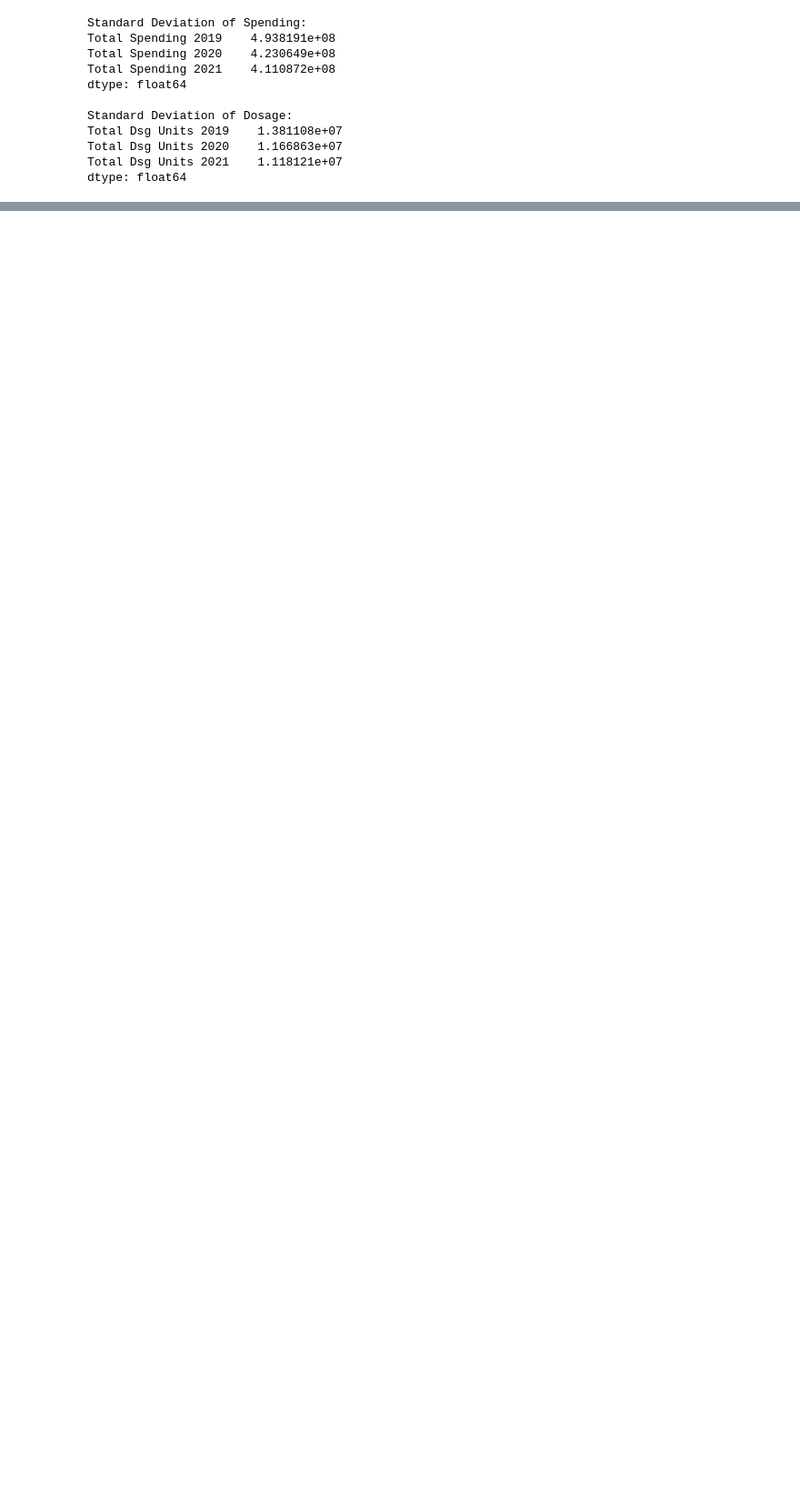
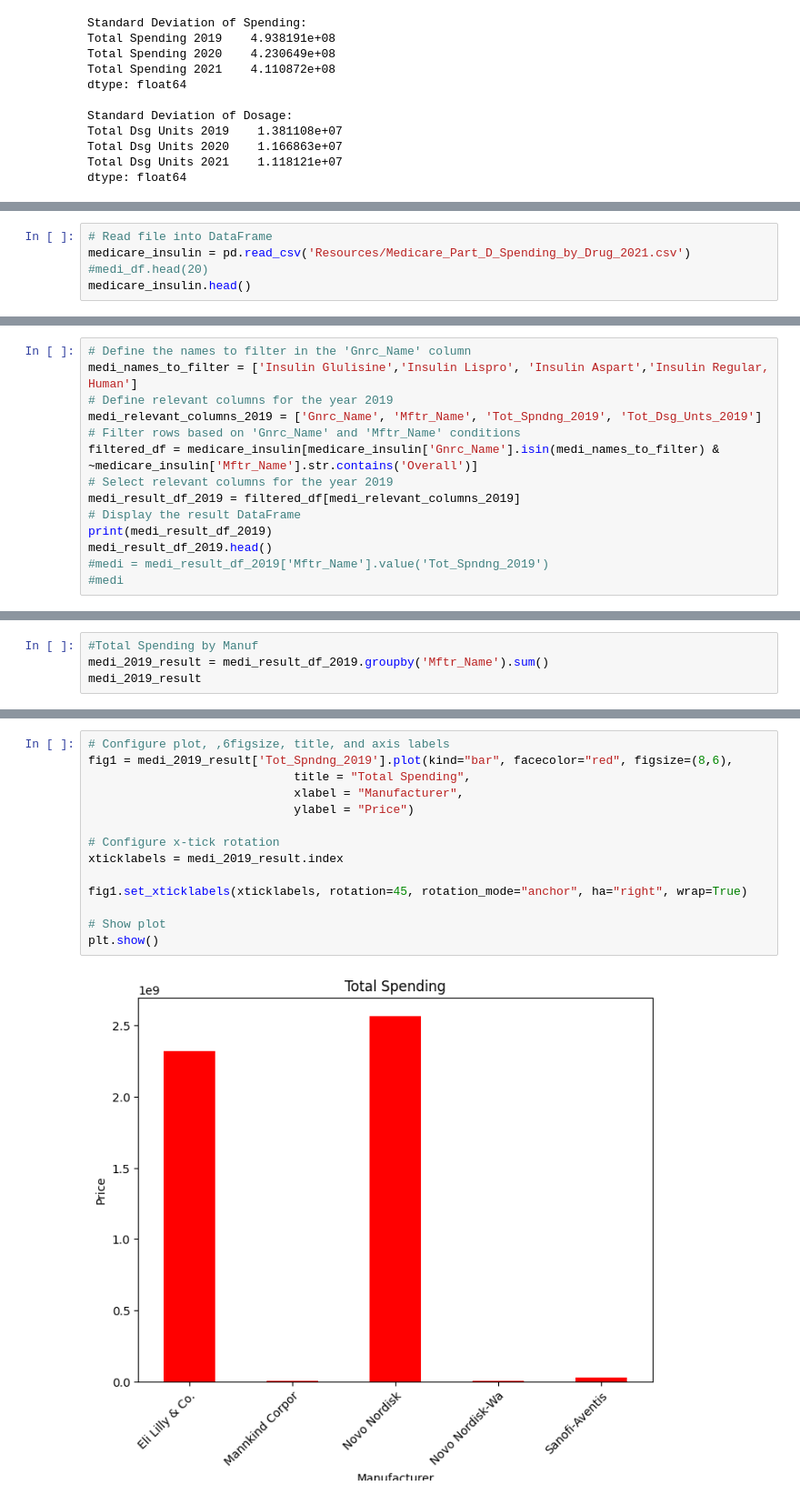
Before and after one commit to gcheairs/Phoenix-Rising-Project-1, a Jupyter notebook: MainDataframeMedicare.ipynb, the cells around one changed output, grey strips where cells are left out. Shown: that part at 91% size. Drawn from its saved outputs; the diff is of its cells as text; blank space fills up the shorter version.

```diff
--- a/MainDataframeMedicare.ipynb
+++ b/MainDataframeMedicare.ipynb
@@ -467,0 +473,5 @@ plt.show()
+# %%
+# Read file into DataFrame
+medicare_insulin = pd.read_csv('Resources/Medicare_Part_D_Spending_by_Drug_2021.csv')
+#medi_df.head(20)
+medicare_insulin.head()
@@ -467,0 +486,14 @@ plt.show()
+# %%
+# Define the names to filter in the 'Gnrc_Name' column
+medi_names_to_filter = ['Insulin Glulisine','Insulin Lispro', 'Insulin Aspart','Insulin Regular, Human']
+# Define relevant columns for the year 2019
+medi_relevant_columns_2019 = ['Gnrc_Name', 'Mftr_Name', 'Tot_Spndng_2019', 'Tot_Dsg_Unts_2019']
+# Filter rows based on 'Gnrc_Name' and 'Mftr_Name' conditions
+filtered_df = medicare_insulin[medicare_insulin['Gnrc_Name'].isin(medi_names_to_filter) & ~medicare_insulin['Mftr_Name'].str.contains('Overall')]
+# Select relevant columns for the year 2019
+medi_result_df_2019 = filtered_df[medi_relevant_columns_2019]
+# Display the result DataFrame
+print(medi_result_df_2019)
+medi_result_df_2019.head()
+#medi = medi_result_df_2019['Mftr_Name'].value('Tot_Spndng_2019')
+#medi
@@ -467,0 +524,4 @@ plt.show()
+# %%
+#Total Spending by Manuf
+medi_2019_result = medi_result_df_2019.groupby('Mftr_Name').sum()
+medi_2019_result
@@ -467,0 +536,16 @@ plt.show()
+# %%
+# Configure plot, ,6figsize, title, and axis labels
+fig1 = medi_2019_result['Tot_Spndng_2019'].plot(kind="bar", facecolor="red", figsize=(8,6),
+                             title = "Total Spending",
+                             xlabel = "Manufacturer",
+                             ylabel = "Price")
+
+# Configure x-tick rotation
+xticklabels = medi_2019_result.index
+
+fig1.set_xticklabels(xticklabels, rotation=45, rotation_mode="anchor", ha="right", wrap=True)
+
+# Show plot
+plt.show()
+# %% [output]
+[figure, added]
```
Also changed, not shown: parts of 22 cells of this notebook, 1 other file.
